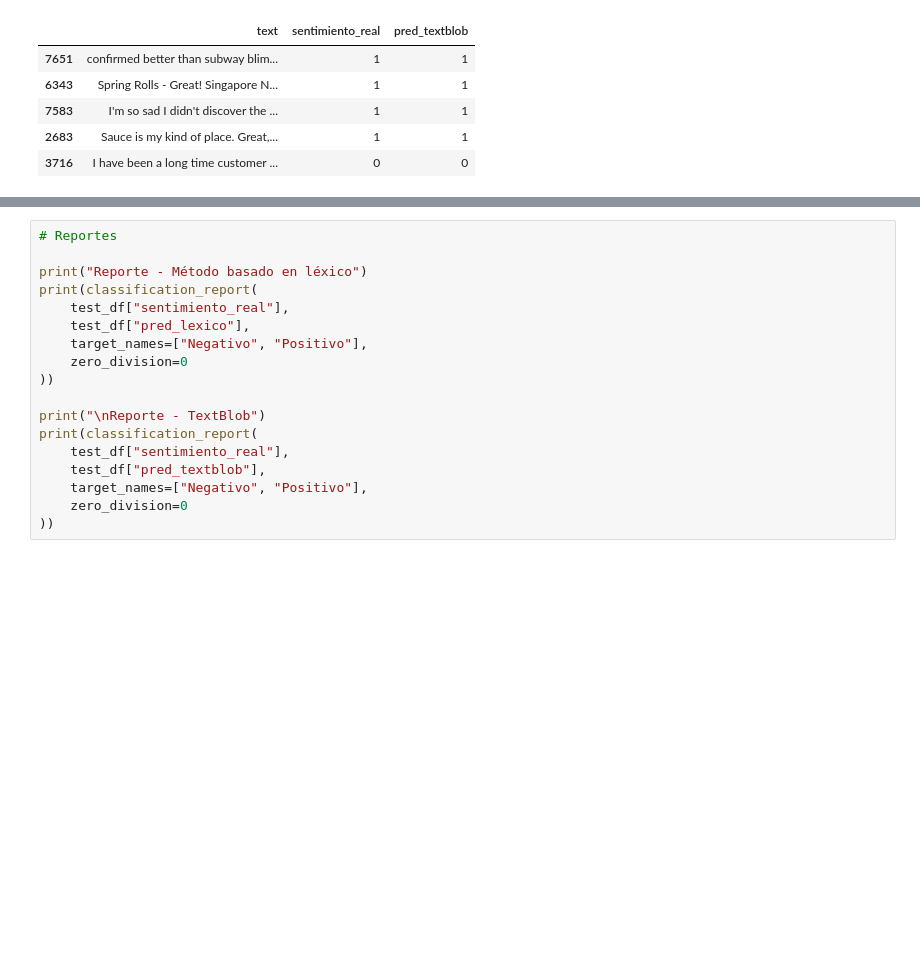
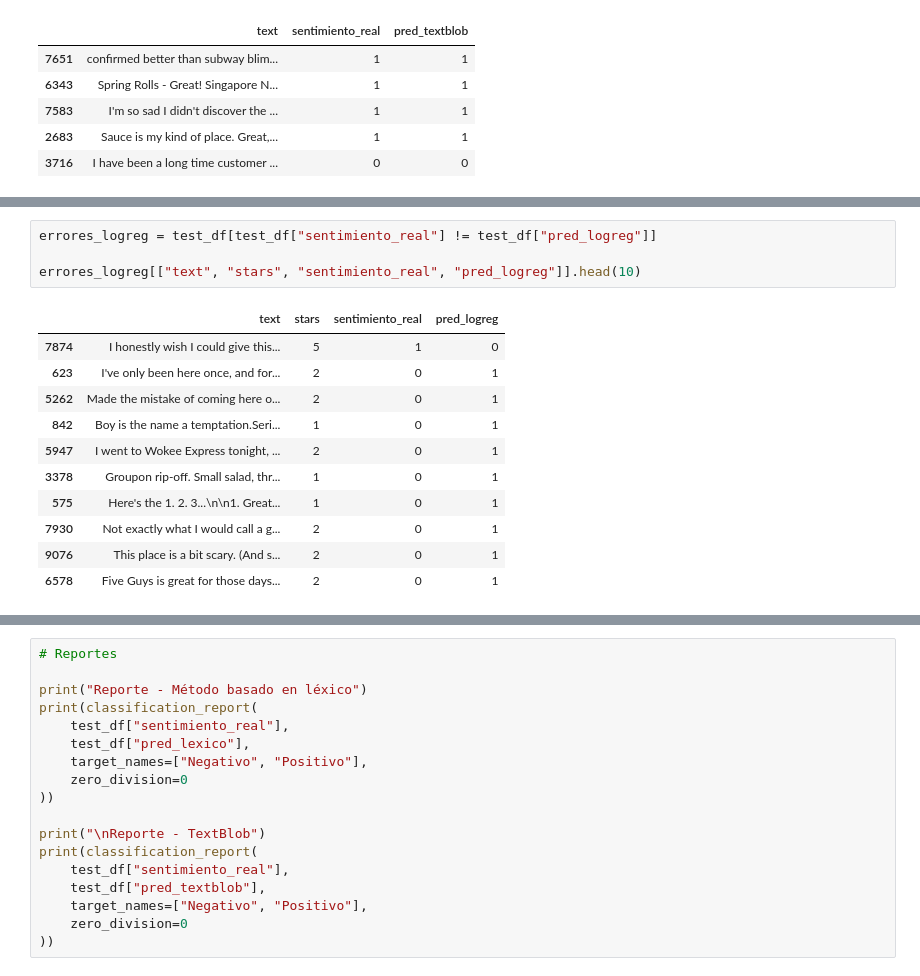
Before and after one commit to elandler/repo-pruebas, a Jupyter notebook: Ejercicio_M3_U2.ipynb, the cells around one changed output, grey strips where cells are left out. Drawn from its saved outputs; the diff is of its cells as text; blank space fills up the shorter version.

```diff
--- a/Ejercicio_M3_U2.ipynb
+++ b/Ejercicio_M3_U2.ipynb
@@ -194,0 +326,16 @@ df_metricas
+# %%
+errores_logreg = test_df[test_df["sentimiento_real"] != test_df["pred_logreg"]]
+
+errores_logreg[["text", "stars", "sentimiento_real", "pred_logreg"]].head(10)
+# %% [output]
+|  | text | stars | sentimiento_real | pred_logreg |
+| 7874 | I honestly wish I could give this... | 5 | 1 | 0 |
+| 623 | I've only been here once, and for... | 2 | 0 | 1 |
+| 5262 | Made the mistake of coming here o... | 2 | 0 | 1 |
+| 842 | Boy is the name a temptation.Seri... | 1 | 0 | 1 |
+| 5947 | I went to Wokee Express tonight, ... | 2 | 0 | 1 |
+| 3378 | Groupon rip-off. Small salad, thr... | 1 | 0 | 1 |
+| 575 | Here's the 1. 2. 3...\n\n1. Great... | 1 | 0 | 1 |
+| 7930 | Not exactly what I would call a g... | 2 | 0 | 1 |
+| 9076 | This place is a bit scary. (And s... | 2 | 0 | 1 |
+| 6578 | Five Guys is great for those days... | 2 | 0 | 1 |
```
Also changed, not shown: parts of 16 cells of this notebook.
